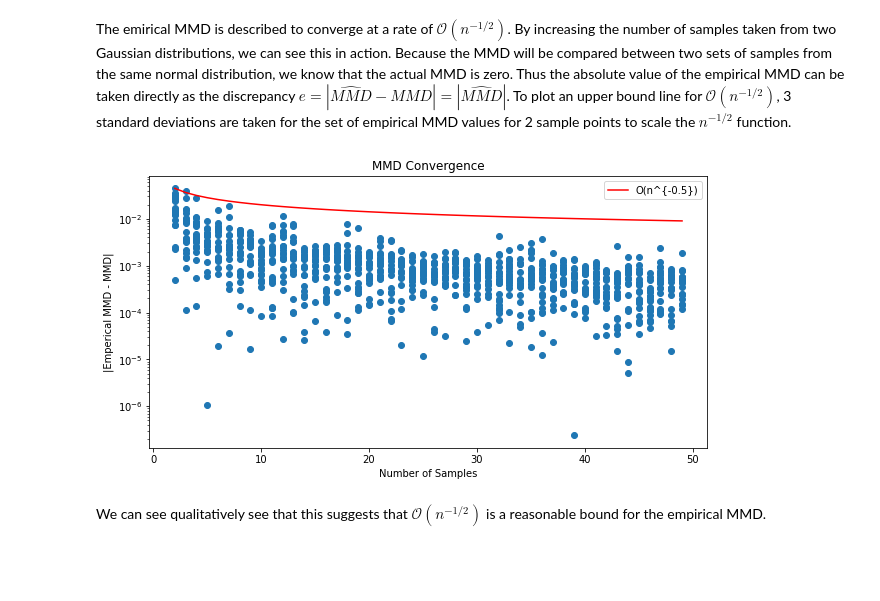
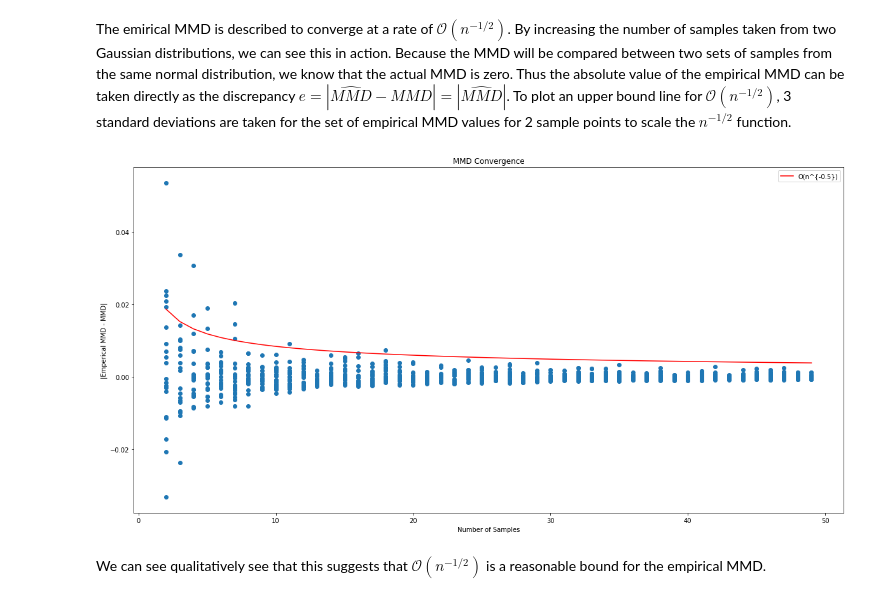
Before and after one commit to jswu18/distribution-discrepancies, a Jupyter notebook: notebooks/2_maximum_mean_discrepancy.ipynb, the cells around one changed output. Saved outputs shown, nothing was run; the diff lists cells and outputs as text; code cells hidden in the pictures; blank space fills up the shorter version.

```diff
--- a/notebooks/2_maximum_mean_discrepancy.ipynb
+++ b/notebooks/2_maximum_mean_discrepancy.ipynb
@@ -28,16 +28,16 @@ n_samples = 25
 n_trials = 5
 sigma = 0.1
 m, n = 30, 30
-n_polynomials = 3
+n_polynomials = 4
 covariance_scales = np.arange(1, 20)
 
 mu_x = np.zeros(n_dimensions)
 covariance_x = np.eye(n_dimensions)
 mu_y = np.zeros(n_dimensions)
 
-fig, axs = plt.subplots(n_polynomials, 1)
-fig.set_figheight(n_polynomials * 5)
-fig.set_figwidth(10)
+fig, axs = plt.subplots(1, n_polynomials)
+fig.set_figheight(5)
+fig.set_figwidth(20)
 
 for i, p in enumerate(np.arange(1, n_polynomials + 1)):
     X, MMDs = [], []
@@ -54,8 +54,7 @@ for i, p in enumerate(np.arange(1, n_polynomials + 1)):
                 for _ in range(n_trials)
             ]
         )
-    axs[i].scatter(X, np.abs(MMDs))
-    axs[i].set_yscale("log")
+    axs[i].scatter(X, MMDs)
     axs[i].set_title(f"MMD Covariance Comparison for p={p}")
     axs[i].set_xlabel("Covariance of 2nd Distribution")
     axs[i].set_ylabel("MMD")
@@ -64,22 +63,21 @@ for i, p in enumerate(np.arange(1, n_polynomials + 1)):
 # %% [markdown]
 On the other hand, when shifting the mean of the distribution, all polynomial kernels will pick this up as this shift changes the first moment of the distribution.
 # %%
-num_polynomials = 3
 n_dimensions = 5
 n_samples = 25
 n_trials = 5
 sigma = 0.1
 m, n = 30, 30
-n_polynomials = 3
+n_polynomials = 4
 mu_shifts = np.arange(0, 20)
 
 mu_x = np.zeros(n_dimensions)
 covariance_x = np.eye(n_dimensions)
 covariance_y = np.eye(n_dimensions)
 
-fig, axs = plt.subplots(n_polynomials, 1)
-fig.set_figheight(num_polynomials * 5)
-fig.set_figwidth(10)
+fig, axs = plt.subplots(1, n_polynomials)
+fig.set_figwidth(20)
+fig.set_figheight(5)
 for i, p in enumerate(np.arange(1, n_polynomials + 1)):
     X, MMDs = [], []
     for mu_shift in mu_shifts:
@@ -95,8 +93,7 @@ for i, p in enumerate(np.arange(1, n_polynomials + 1)):
                 for _ in range(n_trials)
             ]
         )
-    axs[i].scatter(X, np.abs(MMDs))
-    axs[i].set_yscale("log")
+    axs[i].scatter(X, MMDs)
     axs[i].set_title(f"MMD Mean Test with p={p}")
     axs[i].set_xlabel("Mean of 2nd Distribution")
     axs[i].set_ylabel("MMD")
@@ -117,40 +114,43 @@ X = []
 MMDs = []
 max_n_sample = 50
 for n_sample in range(2, max_n_sample):
     X.extend([n_sample] * n_trials)
     MMDs.extend(
         [
             mmd(
                 kernel=LaplacianKernel(sigma),
                 x=np.random.multivariate_normal(
                     mu, np.eye(n_dimensions, n_dimensions), n_sample
                 ),
                 y=np.random.multivariate_normal(
                     mu, np.eye(n_dimensions, n_dimensions), n_sample
                 ),
             )
             for _ in range(n_trials)
         ]
     )
 
 fig = plt.figure()
 ax = fig.add_subplot(1, 1, 1)
-fig.set_figwidth(10)
-fig.set_figheight(5)
-ax.set_yscale("log")
+fig.set_figwidth(20)
+fig.set_figheight(10)
 
 bound_x = np.arange(2, max_n_sample)
-std_3 = 3 * np.std(MMDs[:n_trials])
-ax.plot(bound_x, std_3 / np.sqrt(bound_x), "r", label="O(n^{-0.5})")
-plt.scatter(X, np.abs(MMDs))
+ax.plot(
+    bound_x,
+    np.std(MMDs[:n_trials]) * np.sqrt(2) / np.sqrt(bound_x),
+    "r",
+    label="O(n^{-0.5})",
+)
+plt.scatter(X, MMDs)
 
 ax.set_title(f"MMD Convergence")
 ax.set_xlabel("Number of Samples")
 ax.set_ylabel("|Emperical MMD - MMD|")
 ax.legend()
 plt.show()
 # %% [output]
-[figure, old version]
+[figure, new version]
 # %% [markdown]
 We can see qualitatively see that this suggests that  $\mathcal{O}(n^{-1/2})$ is a reasonable bound for the empirical MMD.
 # %% [markdown]
```
Also changed, not shown: parts of 2 cells of this notebook.
